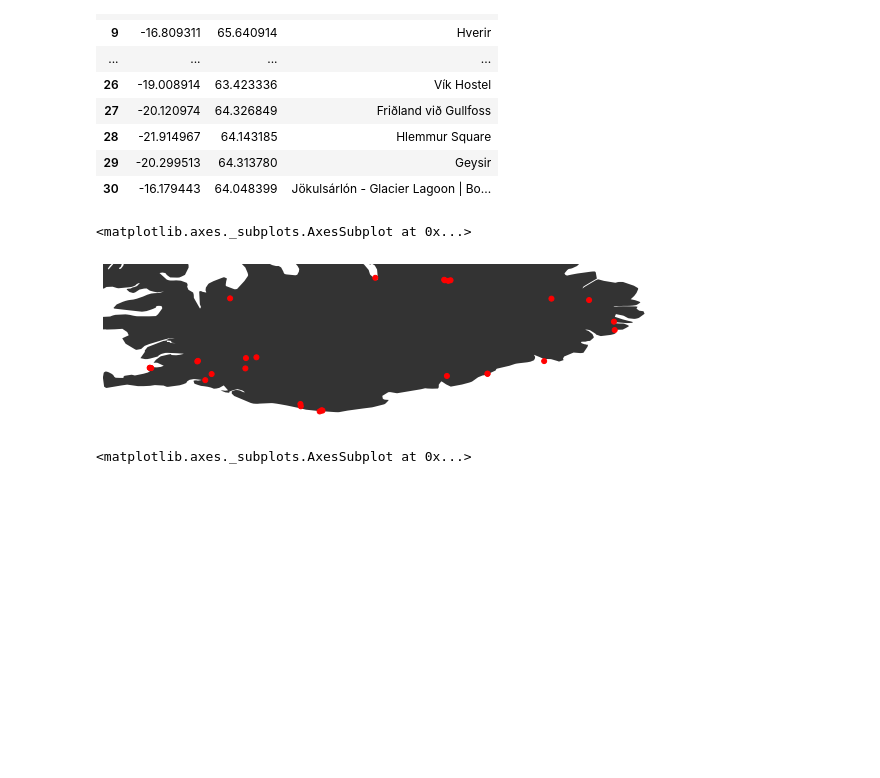
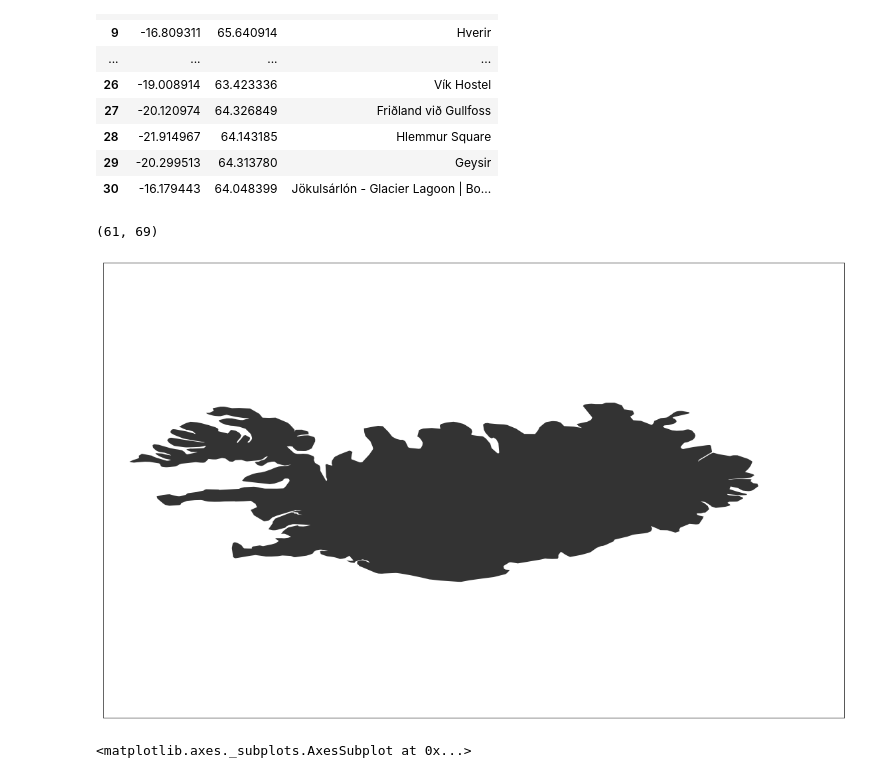
Before and after one commit to johngiants/maps, a Jupyter notebook: notebooks/00_draft.ipynb, the cells around one changed output. Saved outputs shown, nothing was run; the diff lists cells and outputs as text; code cells hidden in the pictures; blank space fills up the shorter version.

```diff
--- a/notebooks/00_draft.ipynb
+++ b/notebooks/00_draft.ipynb
@@ -92,12 +92,23 @@ df
 # %%
 geo_df = gpd.GeoDataFrame(df, crs=crs,geometry=geometry)
 # %%
-fig,ax = plt.subplots(figsize=(10,20))
+country = 'Portugal'
+country_id = 'PT'
+fig,ax = plt.subplots(figsize=(20,40))
+ax.set_yticks([])
+ax.set_xticks([])
+
 iceland_map.plot(ax=ax, alpha=.8, color='black')
-gplt.pointplot(geo_df,ax=ax,color='red',)
+
+ymin, ymax = 61,69
+xmin, xmax = -25,-12
+ax.set_xlim([xmin,xmax])
+ax.set_ylim([ymin, ymax])
+
+#gplt.pointplot(geo_df,ax=ax,color='red',)
 # %% [output]
-<matplotlib.axes._subplots.AxesSubplot at 0x...>
+(61, 69)
-[figure, old version]
+[figure, new version]
 # %%
 #fig, ax = plt.subplots(figsize=(20,20))
 fig, ax = plt.subplots(figsize=(20,20))
```
Also changed, not shown: 20 other files.
